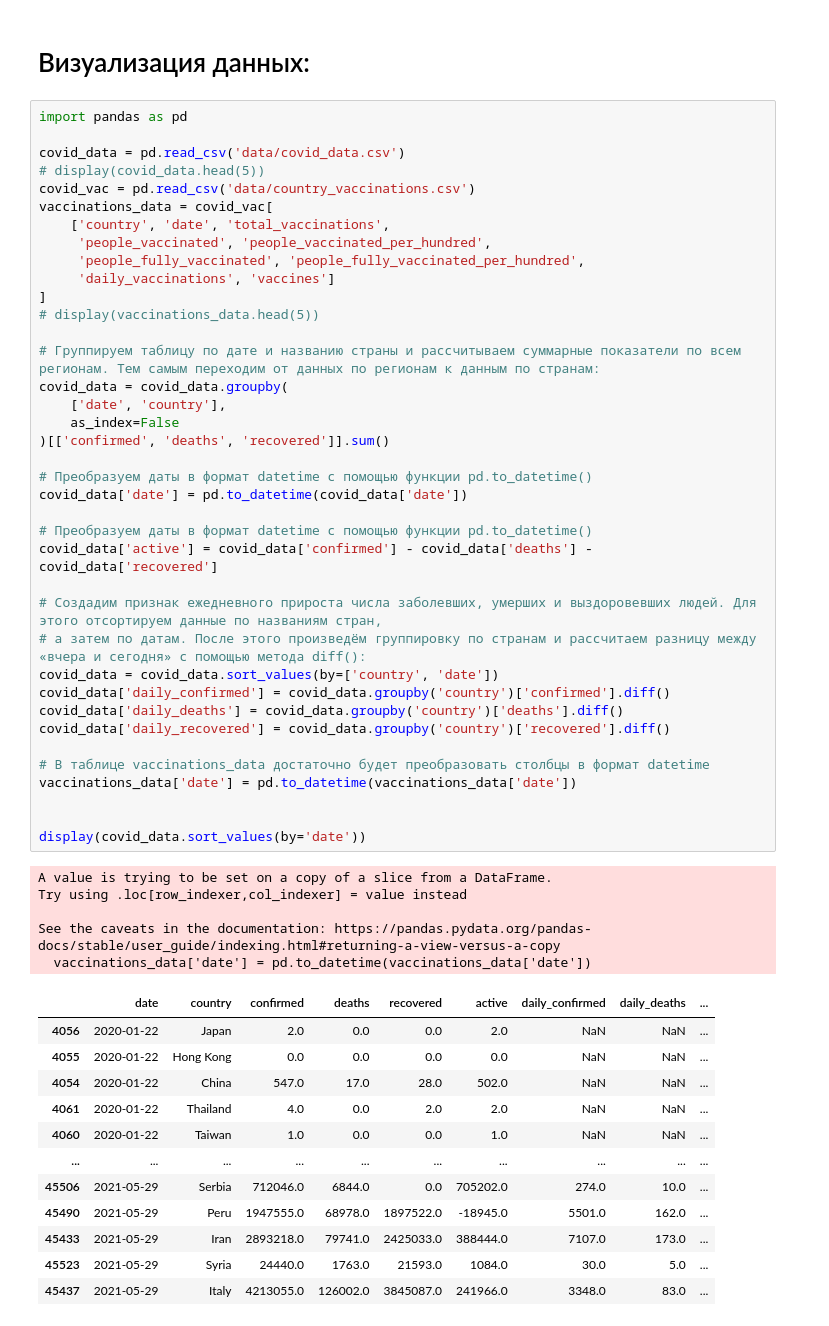
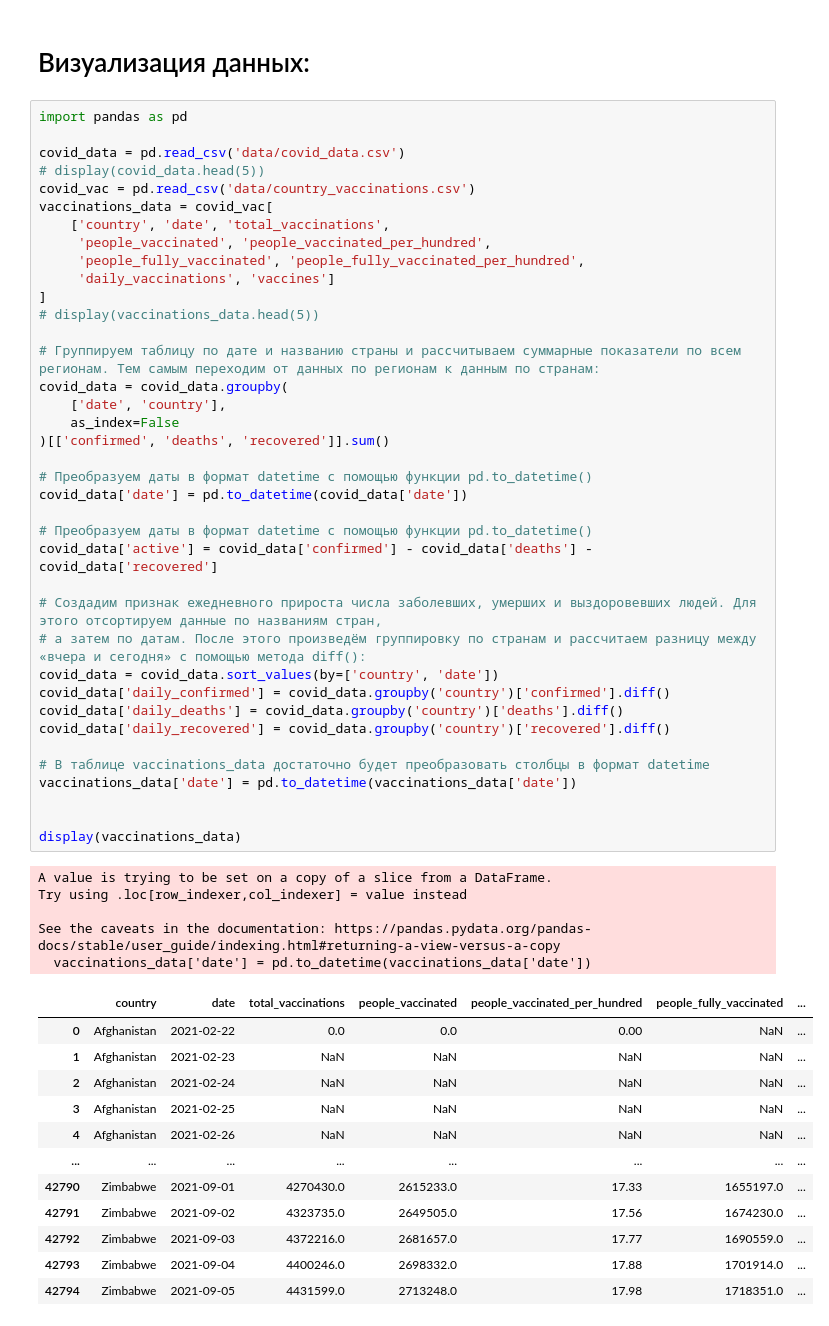
Before and after one commit to Zoozyahub/DataScience, a Jupyter notebook: PY_10 Введение в pandas/practice.ipynb, the cells around one changed output. Saved outputs shown, nothing was run; the diff lists cells and outputs as text.

```diff
--- a/PY_10 Введение в pandas/practice.ipynb
+++ b/PY_10 Введение в pandas/practice.ipynb
@@ -521,43 +521,43 @@ vaccinations_data = covid_vac[
 
 # Группируем таблицу по дате и названию страны и рассчитываем суммарные показатели по всем регионам. Тем самым переходим от данных по регионам к данным по странам:
 covid_data = covid_data.groupby(
     ['date', 'country'],
     as_index=False
 )[['confirmed', 'deaths', 'recovered']].sum()
 
 # Преобразуем даты в формат datetime с помощью функции pd.to_datetime()
 covid_data['date'] = pd.to_datetime(covid_data['date'])
 
 # Преобразуем даты в формат datetime с помощью функции pd.to_datetime()
 covid_data['active'] = covid_data['confirmed'] - covid_data['deaths'] - covid_data['recovered']
 
 # Создадим признак ежедневного прироста числа заболевших, умерших и выздоровевших людей. Для этого отсортируем данные по названиям стран,
 # а затем по датам. После этого произведём группировку по странам и рассчитаем разницу между «вчера и сегодня» с помощью метода diff():
 covid_data = covid_data.sort_values(by=['country', 'date'])
 covid_data['daily_confirmed'] = covid_data.groupby('country')['confirmed'].diff()
 covid_data['daily_deaths'] = covid_data.groupby('country')['deaths'].diff()
 covid_data['daily_recovered'] = covid_data.groupby('country')['recovered'].diff()
 
 # В таблице vaccinations_data достаточно будет преобразовать столбцы в формат datetime
 vaccinations_data['date'] = pd.to_datetime(vaccinations_data['date'])
 
 
-display(covid_data.sort_values(by='date'))
+display(vaccinations_data)
 # %% [output]
 A value is trying to be set on a copy of a slice from a DataFrame.
 Try using .loc[row_indexer,col_indexer] = value instead
 
 See the caveats in the documentation: https://pandas.pydata.org/pandas-docs/stable/user_guide/indexing.html#returning-a-view-versus-a-copy
   vaccinations_data['date'] = pd.to_datetime(vaccinations_data['date'])
-|  | date | country | confirmed | deaths | recovered | active | daily_confirmed | daily_deaths | ... |
-| 4056 | 2020-01-22 | Japan | 2.0 | 0.0 | 0.0 | 2.0 | NaN | NaN | ... |
-| 4055 | 2020-01-22 | Hong Kong | 0.0 | 0.0 | 0.0 | 0.0 | NaN | NaN | ... |
-| 4054 | 2020-01-22 | China | 547.0 | 17.0 | 28.0 | 502.0 | NaN | NaN | ... |
-| 4061 | 2020-01-22 | Thailand | 4.0 | 0.0 | 2.0 | 2.0 | NaN | NaN | ... |
-| 4060 | 2020-01-22 | Taiwan | 1.0 | 0.0 | 0.0 | 1.0 | NaN | NaN | ... |
-| ... | ... | ... | ... | ... | ... | ... | ... | ... | ... |
-| 45506 | 2021-05-29 | Serbia | 712046.0 | 6844.0 | 0.0 | 705202.0 | 274.0 | 10.0 | ... |
-| 45490 | 2021-05-29 | Peru | 1947555.0 | 68978.0 | 1897522.0 | -18945.0 | 5501.0 | 162.0 | ... |
-| 45433 | 2021-05-29 | Iran | 2893218.0 | 79741.0 | 2425033.0 | 388444.0 | 7107.0 | 173.0 | ... |
-| 45523 | 2021-05-29 | Syria | 24440.0 | 1763.0 | 21593.0 | 1084.0 | 30.0 | 5.0 | ... |
-| 45437 | 2021-05-29 | Italy | 4213055.0 | 126002.0 | 3845087.0 | 241966.0 | 3348.0 | 83.0 | ... |
+|  | country | date | total_vaccinations | people_vaccinated | people_vaccinated_per_hundred | people_fully_vaccinated | ... |
+| 0 | Afghanistan | 2021-02-22 | 0.0 | 0.0 | 0.00 | NaN | ... |
+| 1 | Afghanistan | 2021-02-23 | NaN | NaN | NaN | NaN | ... |
+| 2 | Afghanistan | 2021-02-24 | NaN | NaN | NaN | NaN | ... |
+| 3 | Afghanistan | 2021-02-25 | NaN | NaN | NaN | NaN | ... |
+| 4 | Afghanistan | 2021-02-26 | NaN | NaN | NaN | NaN | ... |
+| ... | ... | ... | ... | ... | ... | ... | ... |
+| 42790 | Zimbabwe | 2021-09-01 | 4270430.0 | 2615233.0 | 17.33 | 1655197.0 | ... |
+| 42791 | Zimbabwe | 2021-09-02 | 4323735.0 | 2649505.0 | 17.56 | 1674230.0 | ... |
+| 42792 | Zimbabwe | 2021-09-03 | 4372216.0 | 2681657.0 | 17.77 | 1690559.0 | ... |
+| 42793 | Zimbabwe | 2021-09-04 | 4400246.0 | 2698332.0 | 17.88 | 1701914.0 | ... |
+| 42794 | Zimbabwe | 2021-09-05 | 4431599.0 | 2713248.0 | 17.98 | 1718351.0 | ... |
```
Also changed, not shown: parts of 1 cell of this notebook.
